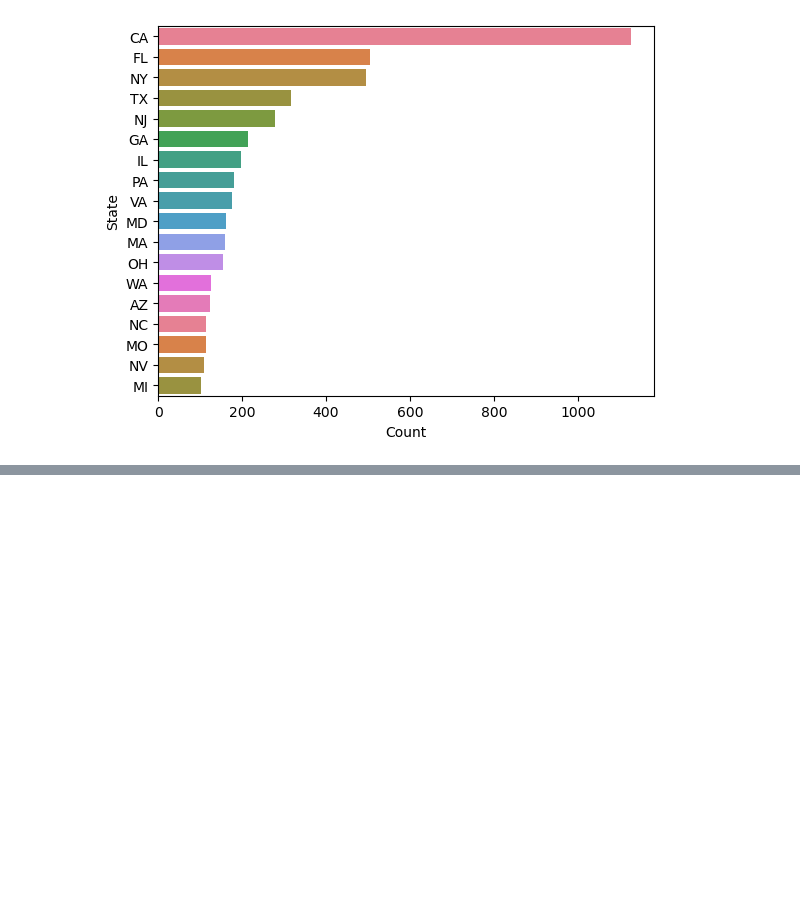
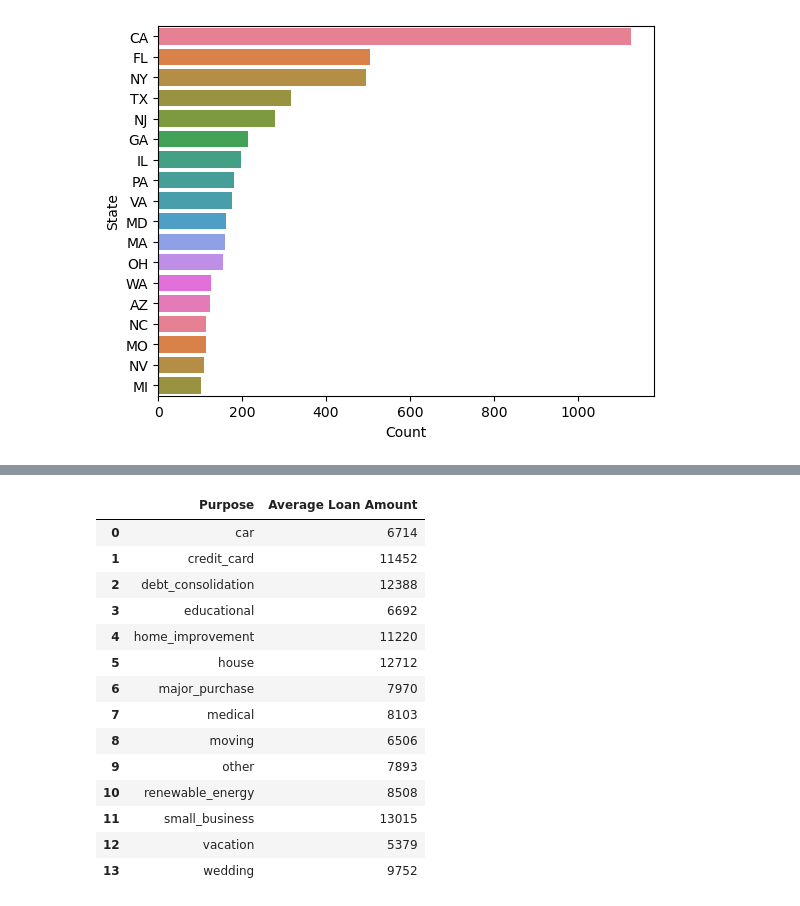
Before and after one commit to anandtv04/lending-case-study, a Jupyter notebook: lending-case-study-ankur_anand.ipynb, the cells around one changed output, grey strips where cells are left out. Drawn from its saved outputs; the diff is of its cells as text; code cells hidden in the pictures; blank space fills up the shorter version.

```diff
--- a/lending-case-study-ankur_anand.ipynb
+++ b/lending-case-study-ankur_anand.ipynb
@@ -348,0 +373,23 @@ print(plt.colormaps())
+# %%
+# Since not much outliers and the data is normally distributed we can use mean
+pt = pd.pivot_table(data=loan_data,index='purpose', values='funded_amnt')
+pt = pt.astype(int)
+df = pt.reset_index()
+df.columns = ['Purpose', 'Average Loan Amount']
+df
+# %% [output]
+|  | Purpose | Average Loan Amount |
+| 0 | car | 6714 |
+| 1 | credit_card | 11452 |
+| 2 | debt_consolidation | 12388 |
+| 3 | educational | 6692 |
+| 4 | home_improvement | 11220 |
+| 5 | house | 12712 |
+| 6 | major_purchase | 7970 |
+| 7 | medical | 8103 |
+| 8 | moving | 6506 |
+| 9 | other | 7893 |
+| 10 | renewable_energy | 8508 |
+| 11 | small_business | 13015 |
+| 12 | vacation | 5379 |
+| 13 | wedding | 9752 |
```
Also changed, not shown: parts of 14 cells of this notebook.
